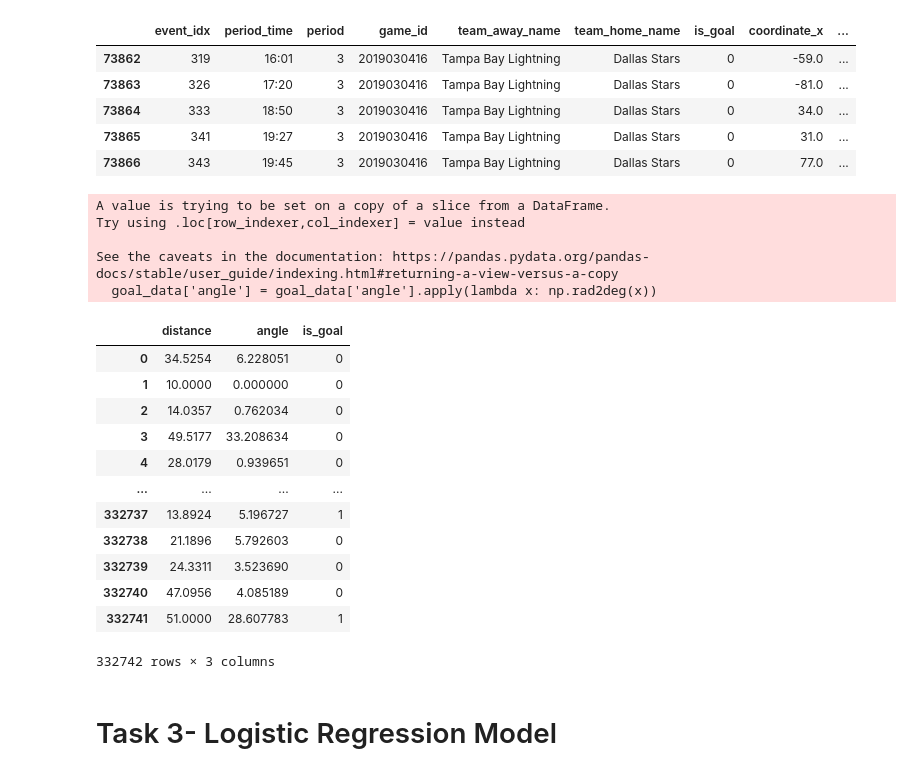
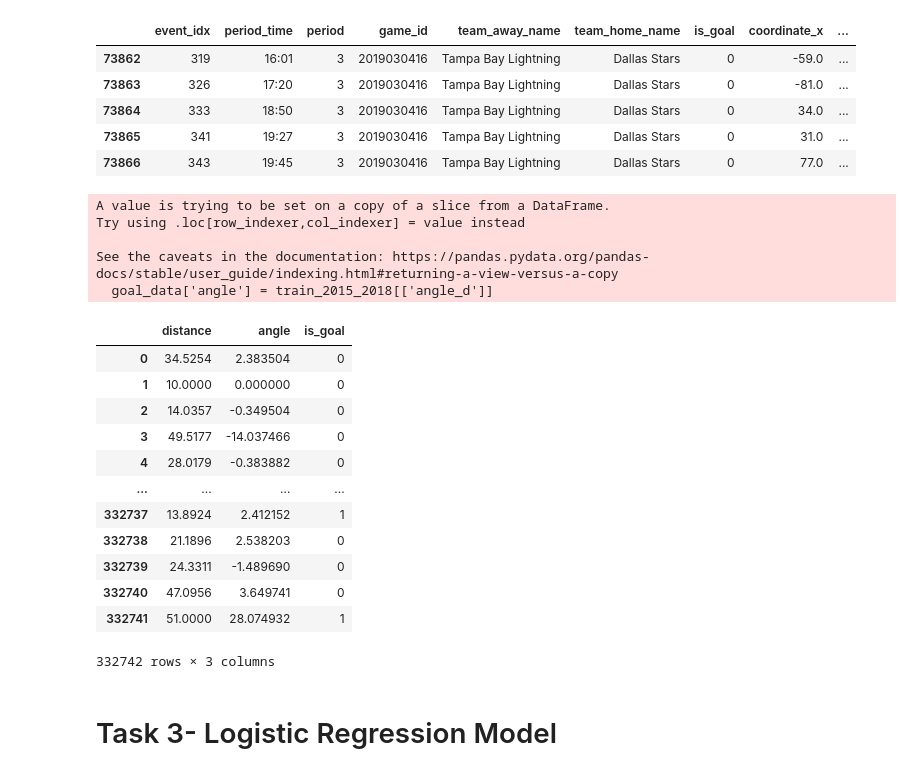
Before and after one commit to mina-parham/IFT6758-Project, a Jupyter notebook: notebooks/Milestone2_task3.ipynb, the cells around one changed output. Drawn from its saved outputs; the diff is of its cells as text; code cells hidden in the pictures.

Commit message:
Update to the tidy_v2 function to compute the angle from the net (radians and degrees) and update to experiments of task 3 taking into account the new values of the angle feature

```diff
--- a/notebooks/Milestone2_task3.ipynb
+++ b/notebooks/Milestone2_task3.ipynb
@@ -46,26 +45,26 @@ test_2019_2020.tail()
 | 73866 | 343 | 19:45 | 3 | 2019030416 | Tampa Bay Lightning | Dallas Stars | 0 | 77.0 | ... |
 # %%
 goal_data = train_2015_2018[['distance','angle','is_goal']]
-goal_data['angle'] = goal_data['angle'].apply(lambda x: np.rad2deg(x))
+goal_data['angle'] = train_2015_2018[['angle_d']]
 goal_data
 # %% [output]
 A value is trying to be set on a copy of a slice from a DataFrame.
 Try using .loc[row_indexer,col_indexer] = value instead
 
 See the caveats in the documentation: https://pandas.pydata.org/pandas-docs/stable/user_guide/indexing.html#returning-a-view-versus-a-copy
-  goal_data['angle'] = goal_data['angle'].apply(lambda x: np.rad2deg(x))
+  goal_data['angle'] = train_2015_2018[['angle_d']]
 |  | distance | angle | is_goal |
-| 0 | 34.5254 | 6.228051 | 0 |
+| 0 | 34.5254 | 2.383504 | 0 |
 | 1 | 10.0000 | 0.000000 | 0 |
-| 2 | 14.0357 | 0.762034 | 0 |
-| 3 | 49.5177 | 33.208634 | 0 |
-| 4 | 28.0179 | 0.939651 | 0 |
+| 2 | 14.0357 | -0.349504 | 0 |
+| 3 | 49.5177 | -14.037466 | 0 |
+| 4 | 28.0179 | -0.383882 | 0 |
 | ... | ... | ... | ... |
-| 332737 | 13.8924 | 5.196727 | 1 |
-| 332738 | 21.1896 | 5.792603 | 0 |
-| 332739 | 24.3311 | 3.523690 | 0 |
-| 332740 | 47.0956 | 4.085189 | 0 |
-| 332741 | 51.0000 | 28.607783 | 1 |
+| 332737 | 13.8924 | 2.412152 | 1 |
+| 332738 | 21.1896 | 2.538203 | 0 |
+| 332739 | 24.3311 | -1.489690 | 0 |
+| 332740 | 47.0956 | 3.649741 | 0 |
+| 332741 | 51.0000 | 28.074932 | 1 |
 332742 rows × 3 columns
 # %%
 import seaborn as sns
```
Also changed, not shown: parts of 12 cells of this notebook, 1 other file.
